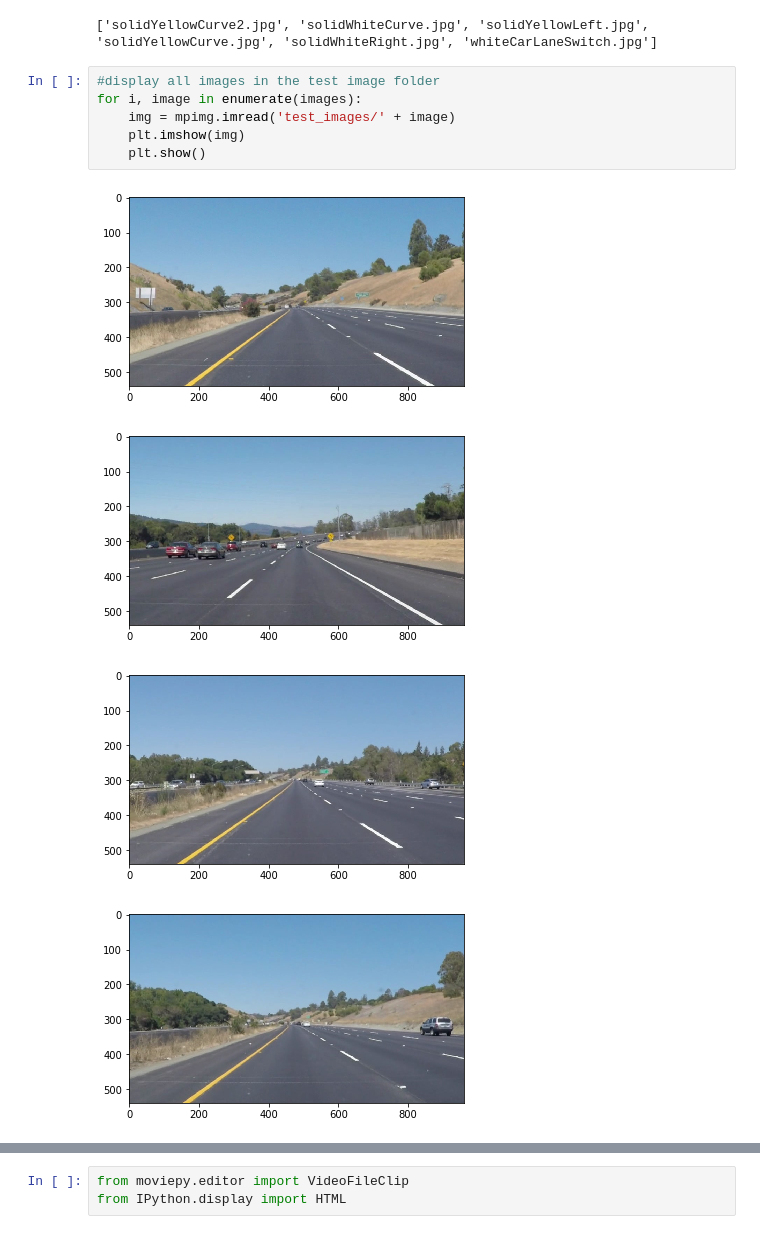
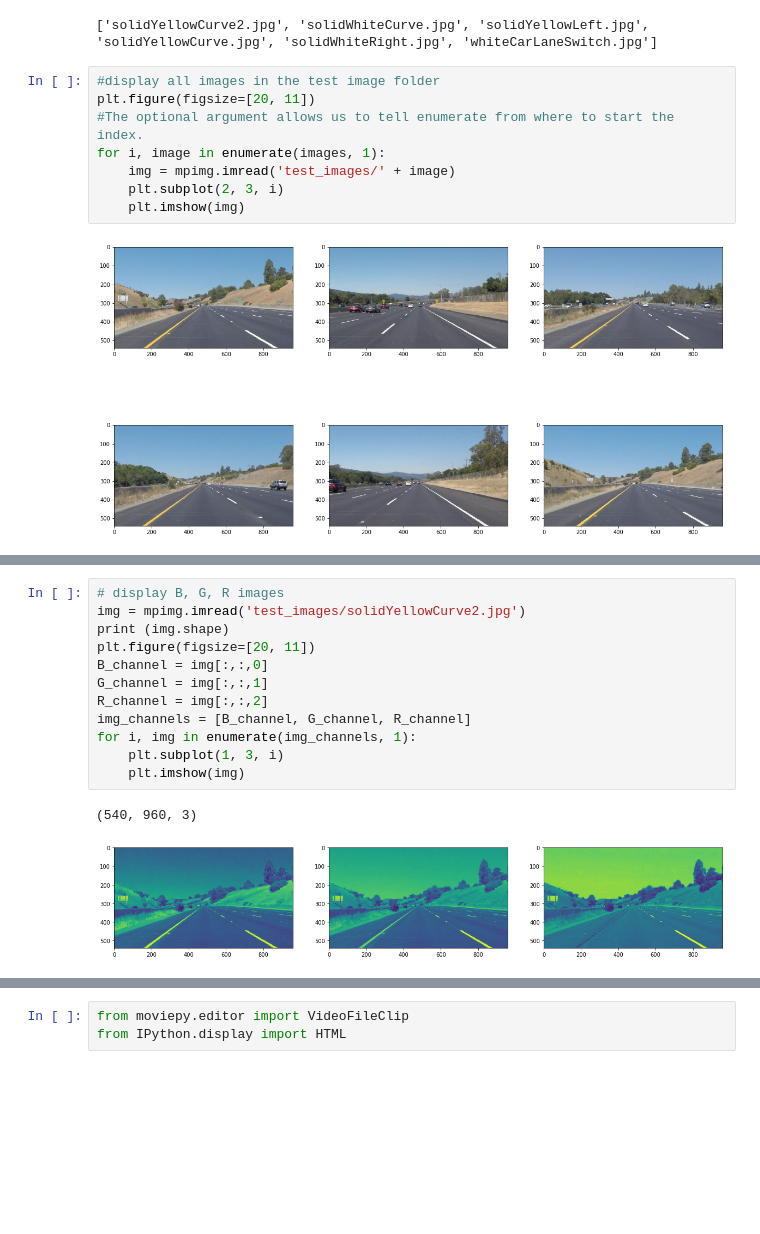
Before and after one commit to piliwilliam0306/Udacity-SDC, a Jupyter notebook: CarND-LaneLines-P1/P1.ipynb, the cells around one changed output, grey strips where cells are left out. Drawn from its saved outputs; the diff is of its cells as text; blank space fills up the shorter version.

Commit message:
add better plot in P1.ipynb

```diff
--- a/CarND-LaneLines-P1/P1.ipynb
+++ b/CarND-LaneLines-P1/P1.ipynb
@@ -13,12 +13,11 @@ print (images)
 ['solidYellowCurve2.jpg', 'solidWhiteCurve.jpg', 'solidYellowLeft.jpg', 'solidYellowCurve.jpg', 'solidWhiteRight.jpg', 'whiteCarLaneSwitch.jpg']
 # %%
 #display all images in the test image folder
-for i, image in enumerate(images):
+plt.figure(figsize=[20, 11])
+#The optional argument allows us to tell enumerate from where to start the index.
+for i, image in enumerate(images, 1):
     img = mpimg.imread('test_images/' + image)
+    plt.subplot(2, 3, i)
     plt.imshow(img)
-    plt.show()
 # %% [output]
-[figure, old version]
+[figure, new version]
-[figure, removed]
-[figure, removed]
-[figure, removed]
@@ -27,3 +24,18 @@ for i, image in enumerate(images):
+# %%
+# display B, G, R images
+img = mpimg.imread('test_images/solidYellowCurve2.jpg')
+print (img.shape)
+plt.figure(figsize=[20, 11])
+B_channel = img[:,:,0]
+G_channel = img[:,:,1]
+R_channel = img[:,:,2]
+img_channels = [B_channel, G_channel, R_channel]
+for i, img in enumerate(img_channels, 1):
+    plt.subplot(1, 3, i)
+    plt.imshow(img)
+# %% [output]
+(540, 960, 3)
+[figure, added]
 # %%
 def grayscale(img):
     """Applies the Grayscale transform
```
Also changed, not shown: parts of 6 cells of this notebook, 6 other files.
